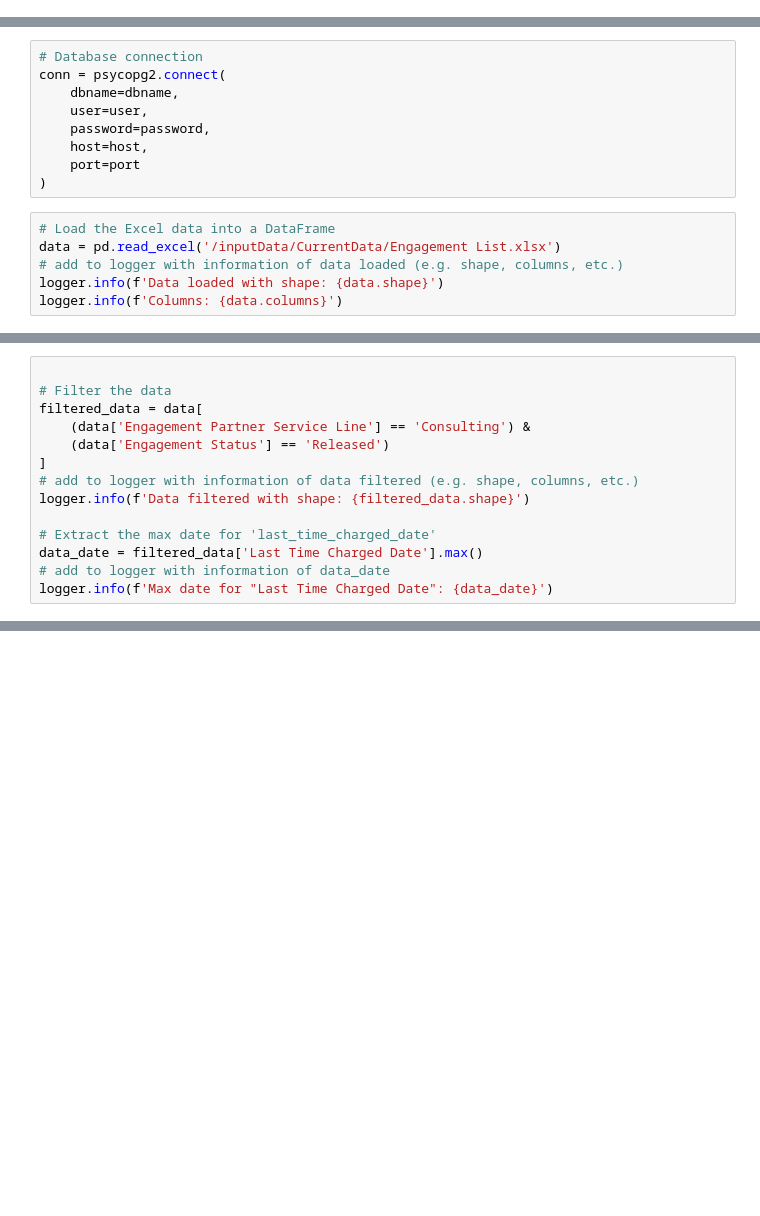
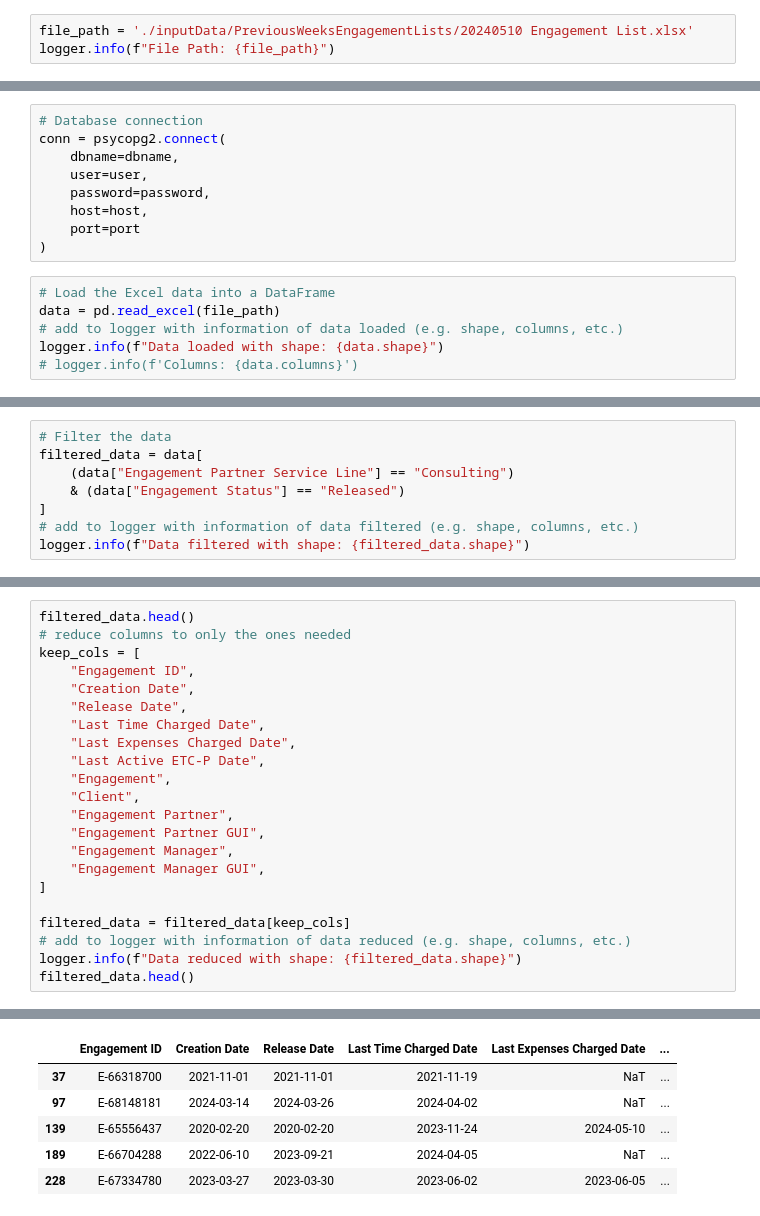
Before and after one commit to solstice035/outreachOptimisation, a Jupyter notebook: dataLoad.ipynb, the cells around one changed output, grey strips where cells are left out. Saved outputs shown, nothing was run; the diff lists cells and outputs as text; blank space fills up the shorter version.

Commit message:
data load success to local db

```diff
--- a/dataLoad.ipynb
+++ b/dataLoad.ipynb
@@ -25,0 +35,3 @@ port = os.getenv('DB_PORT')
+# %%
+file_path = './inputData/PreviousWeeksEngagementLists/20240510 Engagement List.xlsx'
+logger.info(f"File Path: {file_path}")
@@ -34,7 +48,7 @@ conn = psycopg2.connect(
 )
 # %%
 # Load the Excel data into a DataFrame
-data = pd.read_excel('/inputData/CurrentData/Engagement List.xlsx')
+data = pd.read_excel(file_path)
 # add to logger with information of data loaded (e.g. shape, columns, etc.)
-logger.info(f'Data loaded with shape: {data.shape}')
-logger.info(f'Columns: {data.columns}')
+logger.info(f"Data loaded with shape: {data.shape}")
+# logger.info(f'Columns: {data.columns}')
@@ -41,14 +57,8 @@ logger.info(f'Columns: {data.columns}')
 # %%
-
 # Filter the data
 filtered_data = data[
-    (data['Engagement Partner Service Line'] == 'Consulting') &
-    (data['Engagement Status'] == 'Released')
+    (data["Engagement Partner Service Line"] == "Consulting")
+    & (data["Engagement Status"] == "Released")
 ]
 # add to logger with information of data filtered (e.g. shape, columns, etc.)
-logger.info(f'Data filtered with shape: {filtered_data.shape}')
-
-# Extract the max date for 'last_time_charged_date'
-data_date = filtered_data['Last Time Charged Date'].max()
-# add to logger with information of data_date
-logger.info(f'Max date for "Last Time Charged Date": {data_date}')
+logger.info(f"Data filtered with shape: {filtered_data.shape}")
@@ -54,0 +67,23 @@ logger.info(f'Max date for "Last Time Charged Date": {data_date}')
+# %%
+filtered_data.head()
+# reduce columns to only the ones needed
+keep_cols = [
+    "Engagement ID",
+    "Creation Date",
+    "Release Date",
+    "Last Time Charged Date",
+    "Last Expenses Charged Date",
+    "Last Active ETC-P Date",
+    "Engagement",
+    "Client",
+    "Engagement Partner",
+    "Engagement Partner GUI",
+    "Engagement Manager",
+    "Engagement Manager GUI",
+]
+
+filtered_data = filtered_data[keep_cols]
+# add to logger with information of data reduced (e.g. shape, columns, etc.)
+logger.info(f"Data reduced with shape: {filtered_data.shape}")
+filtered_data.head()
+# %% [output]
@@ -54,0 +91,6 @@ logger.info(f'Max date for "Last Time Charged Date": {data_date}')
+|  | Engagement ID | Creation Date | Release Date | Last Time Charged Date | Last Expenses Charged Date | ... |
+| 37 | E-66318700 | 2021-11-01 | 2021-11-01 | 2021-11-19 | NaT | ... |
+| 97 | E-68148181 | 2024-03-14 | 2024-03-26 | 2024-04-02 | NaT | ... |
+| 139 | E-65556437 | 2020-02-20 | 2020-02-20 | 2023-11-24 | 2024-05-10 | ... |
+| 189 | E-66704288 | 2022-06-10 | 2023-09-21 | 2024-04-05 | NaT | ... |
+| 228 | E-67334780 | 2023-03-27 | 2023-03-30 | 2023-06-02 | 2023-06-05 | ... |
```
Also changed, not shown: parts of 14 cells of this notebook, 1 other file.
